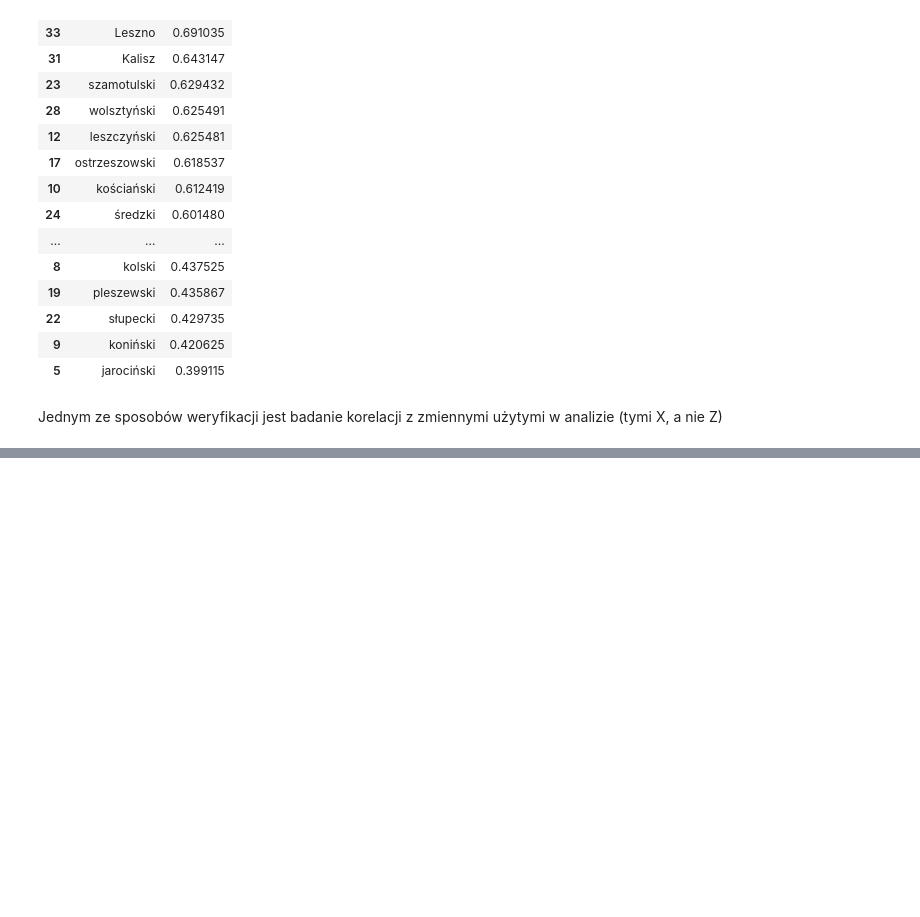
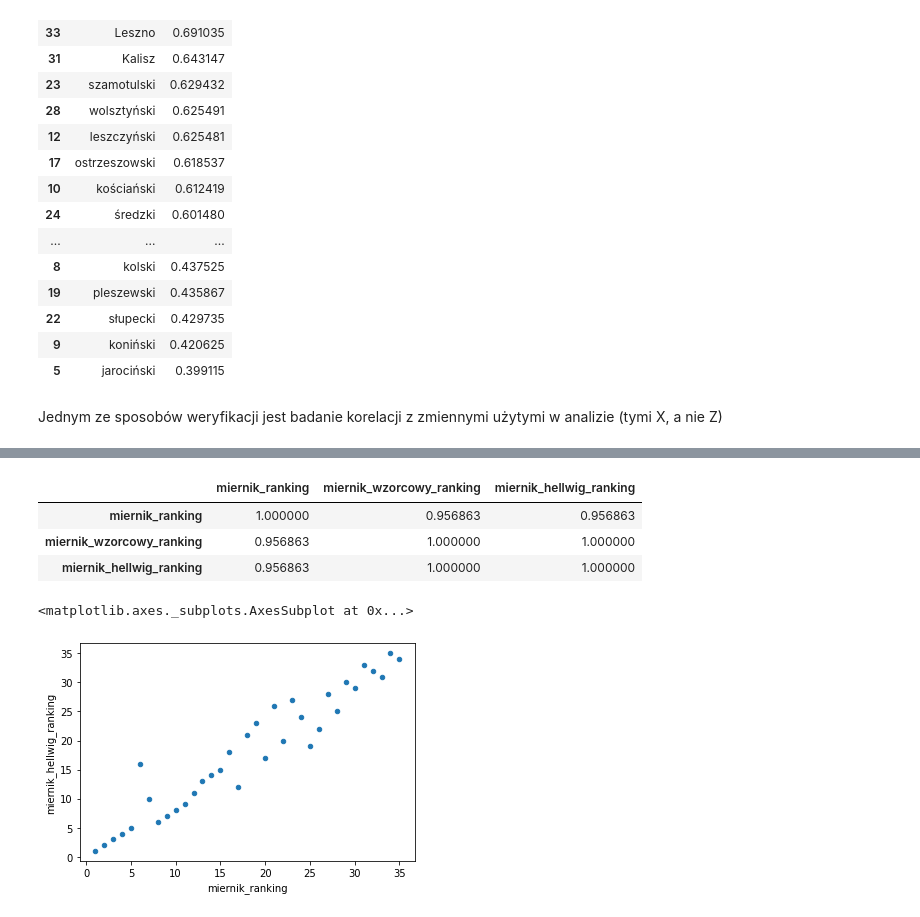
Before and after one commit to DepartmentOfStatisticsPUE/air-2021, a Jupyter notebook: notebooks/4_porzadkowanie_liniowe_1.ipynb, the cells around one changed output, grey strips where cells are left out. Saved outputs shown, nothing was run; the diff lists cells and outputs as text; code cells hidden in the pictures; blank space fills up the shorter version.

```diff
--- a/notebooks/4_porzadkowanie_liniowe_1.ipynb
+++ b/notebooks/4_porzadkowanie_liniowe_1.ipynb
@@ -151,0 +194,4 @@ array([[1.        , 0.34950736],
+# %%
+powiaty["miernik_ranking"] = powiaty.miernik.rank(ascending=False).astype(int)
+powiaty["miernik_wzorcowy_ranking"] = powiaty.miernik_wzorcowy.rank(ascending=True).astype(int)
+powiaty[["Powiaty", "miernik", "miernik_ranking", "miernik_wzorcowy_ranking"]].head()
@@ -151,0 +211,3 @@ array([[1.        , 0.34950736],
+# %%
+powiaty["zgoda"] = powiaty.miernik_ranking == powiaty.miernik_wzorcowy_ranking
+powiaty.value_counts("zgoda")
@@ -151,0 +225,4 @@ array([[1.        , 0.34950736],
+# %%
+powiaty["miernik_hellwig"] = 1 - powiaty.miernik_wzorcowy / (np.mean(powiaty.miernik_wzorcowy) + 2*np.std(powiaty.miernik_wzorcowy))
+powiaty["miernik_hellwig_ranking"] = powiaty.miernik_hellwig.rank(ascending=False).astype(int)
+powiaty[["Powiaty", "miernik_ranking", "miernik_wzorcowy_ranking", "miernik_hellwig_ranking"]].head()
@@ -151,0 +245,12 @@ array([[1.        , 0.34950736],
+# %%
+powiaty[["miernik_ranking", "miernik_wzorcowy_ranking", "miernik_hellwig_ranking"]].corr()
+# %% [output]
+|  | miernik_ranking | miernik_wzorcowy_ranking | miernik_hellwig_ranking |
+| miernik_ranking | 1.000000 | 0.956863 | 0.956863 |
+| miernik_wzorcowy_ranking | 0.956863 | 1.000000 | 1.000000 |
+| miernik_hellwig_ranking | 0.956863 | 1.000000 | 1.000000 |
+# %%
+powiaty.plot.scatter(x = "miernik_ranking", y = "miernik_hellwig_ranking")
+# %% [output]
+<matplotlib.axes._subplots.AxesSubplot at 0x...>
+[figure, added]
```
Also changed, not shown: parts of 12 cells of this notebook, 3 other files.
